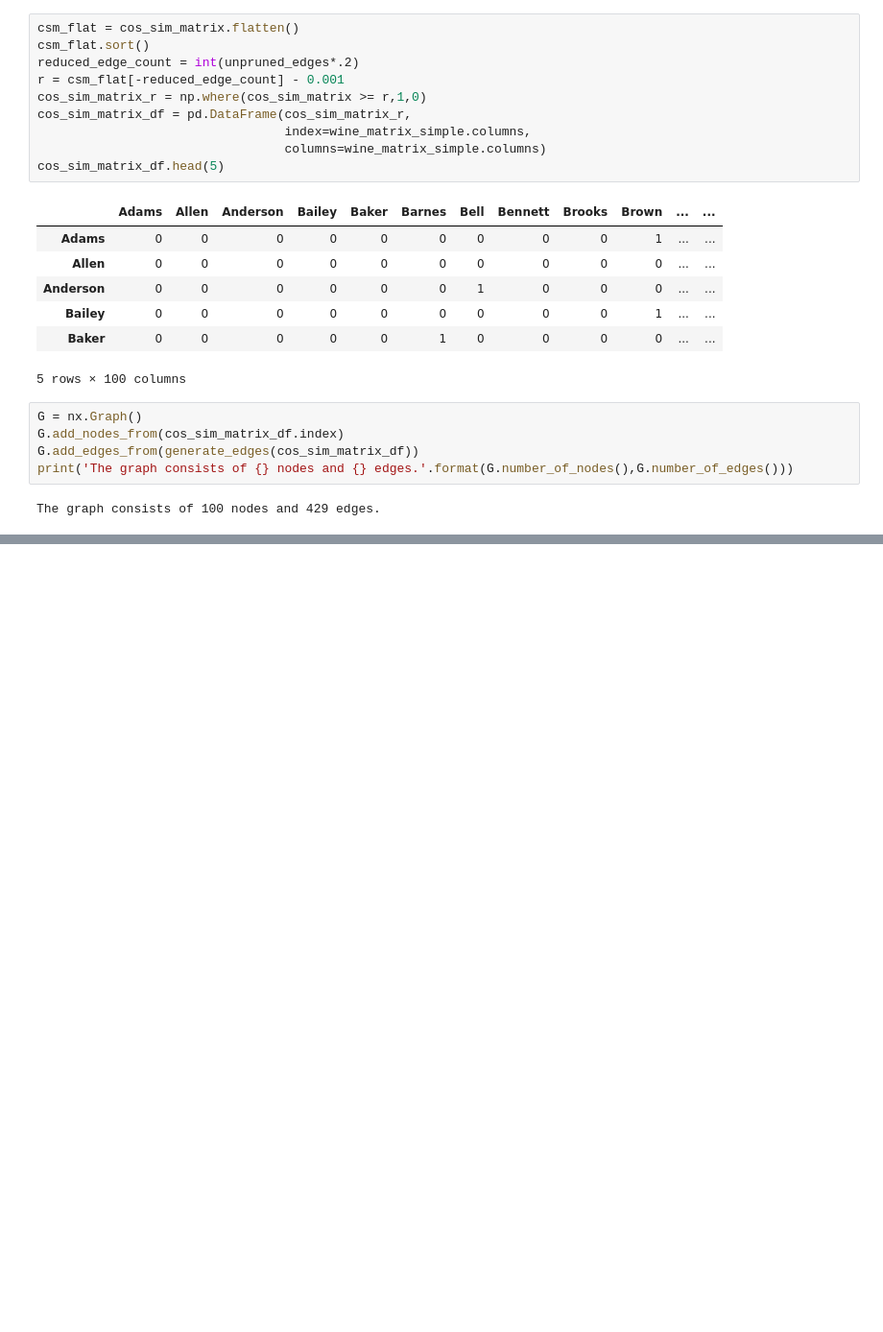
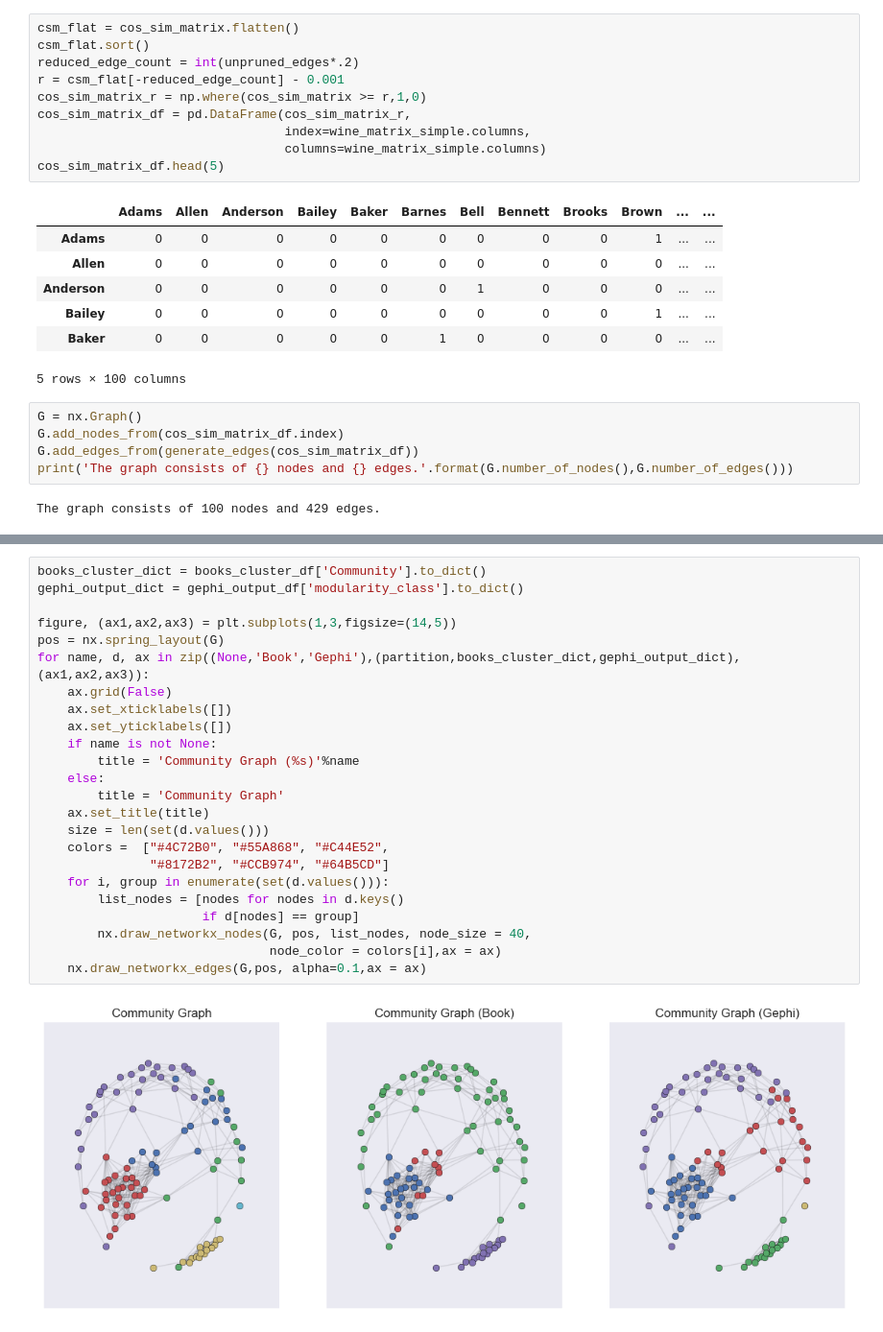
Before and after one commit to slstarnes/data-smart-sans-excel, a Jupyter notebook: Data Smart Sans Excel - Ch. 5.ipynb, the cells around one changed output, grey strips where cells are left out. Shown at 96% size. Cells and saved outputs as stored; diff of their text form; blank space fills up the shorter version.

```diff
--- a/Data Smart Sans Excel - Ch. 5.ipynb
+++ b/Data Smart Sans Excel - Ch. 5.ipynb
@@ -131,0 +335,26 @@ nx.draw(G,with_labels=True,node_color=node_color,font_weight='bold',
+# %%
+books_cluster_dict = books_cluster_df['Community'].to_dict()
+gephi_output_dict = gephi_output_df['modularity_class'].to_dict()
+
+figure, (ax1,ax2,ax3) = plt.subplots(1,3,figsize=(14,5))
+pos = nx.spring_layout(G)
+for name, d, ax in zip((None,'Book','Gephi'),(partition,books_cluster_dict,gephi_output_dict),(ax1,ax2,ax3)):
+    ax.grid(False)
+    ax.set_xticklabels([])
+    ax.set_yticklabels([])
+    if name is not None:
+        title = 'Community Graph (%s)'%name
+    else:
+        title = 'Community Graph'
+    ax.set_title(title)
+    size = len(set(d.values()))
+    colors =  ["#4C72B0", "#55A868", "#C44E52",
+               "#8172B2", "#CCB974", "#64B5CD"]
+    for i, group in enumerate(set(d.values())):
+        list_nodes = [nodes for nodes in d.keys()
+                      if d[nodes] == group]
+        nx.draw_networkx_nodes(G, pos, list_nodes, node_size = 40,
+                               node_color = colors[i],ax = ax)
+    nx.draw_networkx_edges(G,pos, alpha=0.1,ax = ax)
+# %% [output]
+[figure, added]
```
Also changed, not shown: parts of 35 cells of this notebook.
